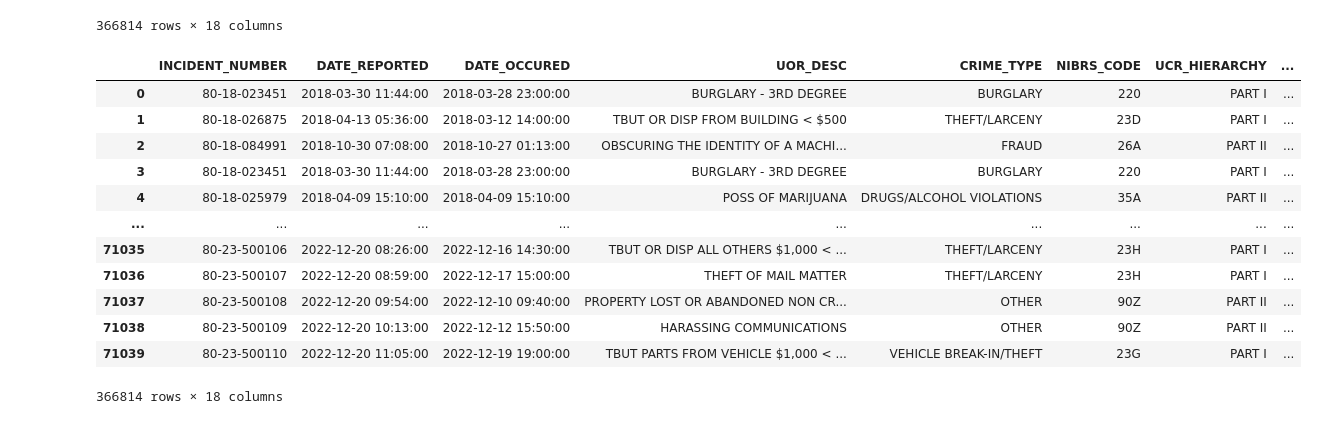
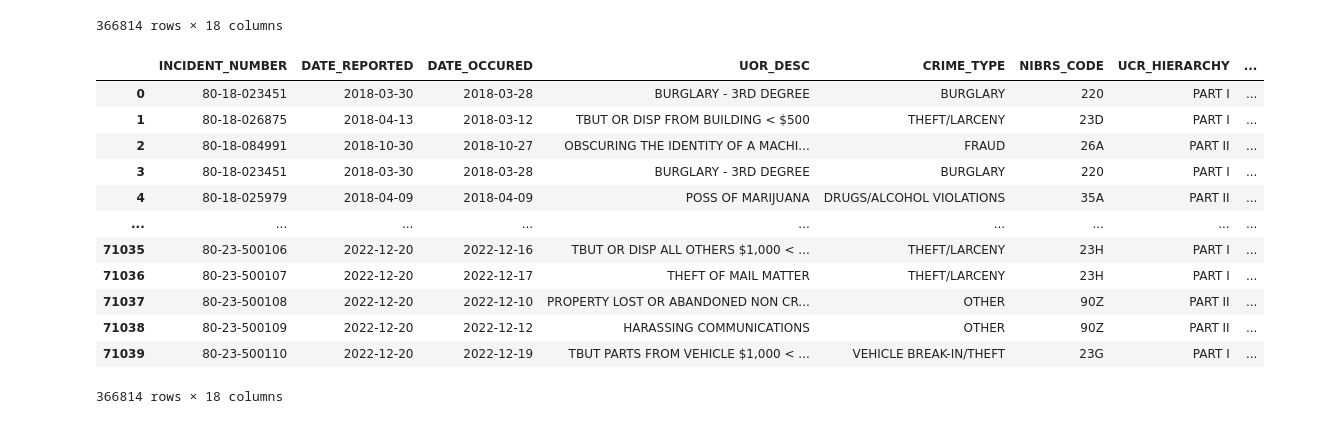
Before and after one commit to Jessica-Thomas/Lou_Metro_Dash, a Jupyter notebook: dfs.ipynb, the cells around one changed output. Saved outputs shown, nothing was run; the diff lists cells and outputs as text; code cells hidden in the pictures.

```diff
--- a/dfs.ipynb
+++ b/dfs.ipynb
@@ -94,26 +94,22 @@ crime_data_All
 | 71039 | 80-23-500110 | 2022/12/20 11:05:00 | 2022/12/19 19:00:00 | TBUT PARTS FROM VEHICLE $1,000 < ... | VEHICLE BREAK-IN/THEFT | 23G | PART I | ... |
 366814 rows × 18 columns
 # %%
-crime_data_All['DATE_REPORTED'] = pd.to_datetime(crime_data_All['DATE_REPORTED'], infer_datetime_format=True)
-crime_data_All['DATE_OCCURED'] = pd.to_datetime(crime_data_All['DATE_OCCURED'], infer_datetime_format=True)
+crime_data_All['DATE_REPORTED'] = pd.to_datetime(crime_data_All['DATE_REPORTED'], infer_datetime_format=True).dt.date
+crime_data_All['DATE_OCCURED'] = pd.to_datetime(crime_data_All['DATE_OCCURED'], infer_datetime_format=True).dt.date
 crime_data_All['ZIP_CODE'] = crime_data_All['ZIP_CODE'].astype(str).str[:5]
 
-
-
-
-
 crime_data_All
 # %% [output]
 |  | INCIDENT_NUMBER | DATE_REPORTED | DATE_OCCURED | UOR_DESC | CRIME_TYPE | NIBRS_CODE | UCR_HIERARCHY | ... |
-| 0 | 80-18-023451 | 2018-03-30 11:44:00 | 2018-03-28 23:00:00 | BURGLARY - 3RD DEGREE | BURGLARY | 220 | PART I | ... |
-| 1 | 80-18-026875 | 2018-04-13 05:36:00 | 2018-03-12 14:00:00 | TBUT OR DISP FROM BUILDING < $500 | THEFT/LARCENY | 23D | PART I | ... |
-| 2 | 80-18-084991 | 2018-10-30 07:08:00 | 2018-10-27 01:13:00 | OBSCURING THE IDENTITY OF A MACHI... | FRAUD | 26A | PART II | ... |
-| 3 | 80-18-023451 | 2018-03-30 11:44:00 | 2018-03-28 23:00:00 | BURGLARY - 3RD DEGREE | BURGLARY | 220 | PART I | ... |
-| 4 | 80-18-025979 | 2018-04-09 15:10:00 | 2018-04-09 15:10:00 | POSS OF MARIJUANA | DRUGS/ALCOHOL VIOLATIONS | 35A | PART II | ... |
+| 0 | 80-18-023451 | 2018-03-30 | 2018-03-28 | BURGLARY - 3RD DEGREE | BURGLARY | 220 | PART I | ... |
+| 1 | 80-18-026875 | 2018-04-13 | 2018-03-12 | TBUT OR DISP FROM BUILDING < $500 | THEFT/LARCENY | 23D | PART I | ... |
+| 2 | 80-18-084991 | 2018-10-30 | 2018-10-27 | OBSCURING THE IDENTITY OF A MACHI... | FRAUD | 26A | PART II | ... |
+| 3 | 80-18-023451 | 2018-03-30 | 2018-03-28 | BURGLARY - 3RD DEGREE | BURGLARY | 220 | PART I | ... |
+| 4 | 80-18-025979 | 2018-04-09 | 2018-04-09 | POSS OF MARIJUANA | DRUGS/ALCOHOL VIOLATIONS | 35A | PART II | ... |
 | ... | ... | ... | ... | ... | ... | ... | ... | ... |
-| 71035 | 80-23-500106 | 2022-12-20 08:26:00 | 2022-12-16 14:30:00 | TBUT OR DISP ALL OTHERS $1,000 < ... | THEFT/LARCENY | 23H | PART I | ... |
-| 71036 | 80-23-500107 | 2022-12-20 08:59:00 | 2022-12-17 15:00:00 | THEFT OF MAIL MATTER | THEFT/LARCENY | 23H | PART I | ... |
-| 71037 | 80-23-500108 | 2022-12-20 09:54:00 | 2022-12-10 09:40:00 | PROPERTY LOST OR ABANDONED NON CR... | OTHER | 90Z | PART II | ... |
-| 71038 | 80-23-500109 | 2022-12-20 10:13:00 | 2022-12-12 15:50:00 | HARASSING COMMUNICATIONS | OTHER | 90Z | PART II | ... |
-| 71039 | 80-23-500110 | 2022-12-20 11:05:00 | 2022-12-19 19:00:00 | TBUT PARTS FROM VEHICLE $1,000 < ... | VEHICLE BREAK-IN/THEFT | 23G | PART I | ... |
+| 71035 | 80-23-500106 | 2022-12-20 | 2022-12-16 | TBUT OR DISP ALL OTHERS $1,000 < ... | THEFT/LARCENY | 23H | PART I | ... |
+| 71036 | 80-23-500107 | 2022-12-20 | 2022-12-17 | THEFT OF MAIL MATTER | THEFT/LARCENY | 23H | PART I | ... |
+| 71037 | 80-23-500108 | 2022-12-20 | 2022-12-10 | PROPERTY LOST OR ABANDONED NON CR... | OTHER | 90Z | PART II | ... |
+| 71038 | 80-23-500109 | 2022-12-20 | 2022-12-12 | HARASSING COMMUNICATIONS | OTHER | 90Z | PART II | ... |
+| 71039 | 80-23-500110 | 2022-12-20 | 2022-12-19 | TBUT PARTS FROM VEHICLE $1,000 < ... | VEHICLE BREAK-IN/THEFT | 23G | PART I | ... |
 366814 rows × 18 columns
```
Also changed, not shown: parts of 1 cell of this notebook.
